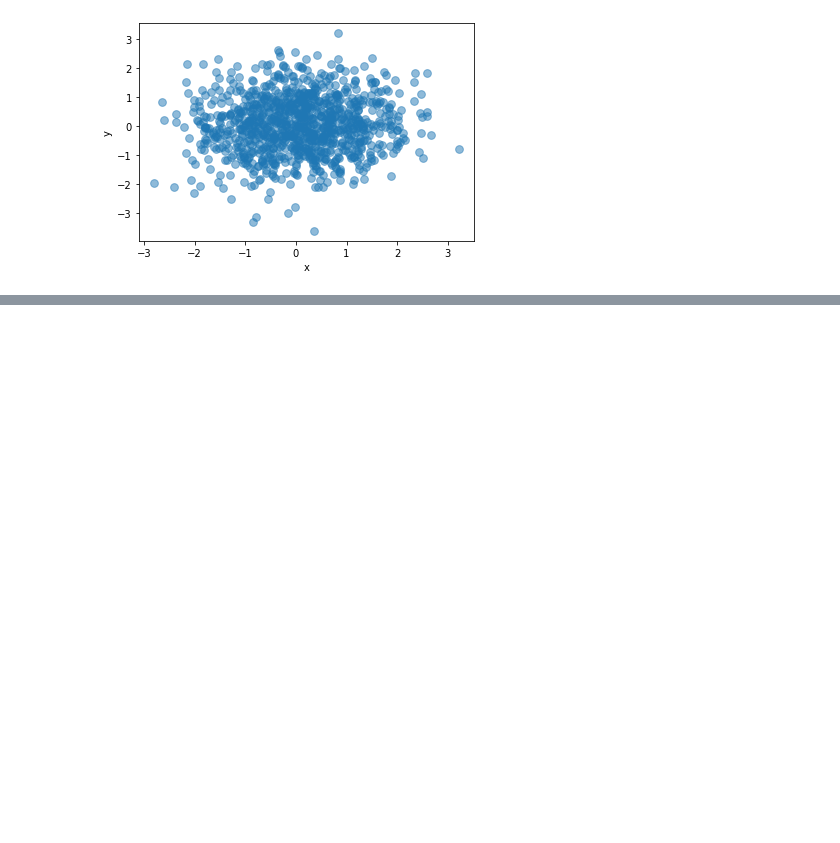
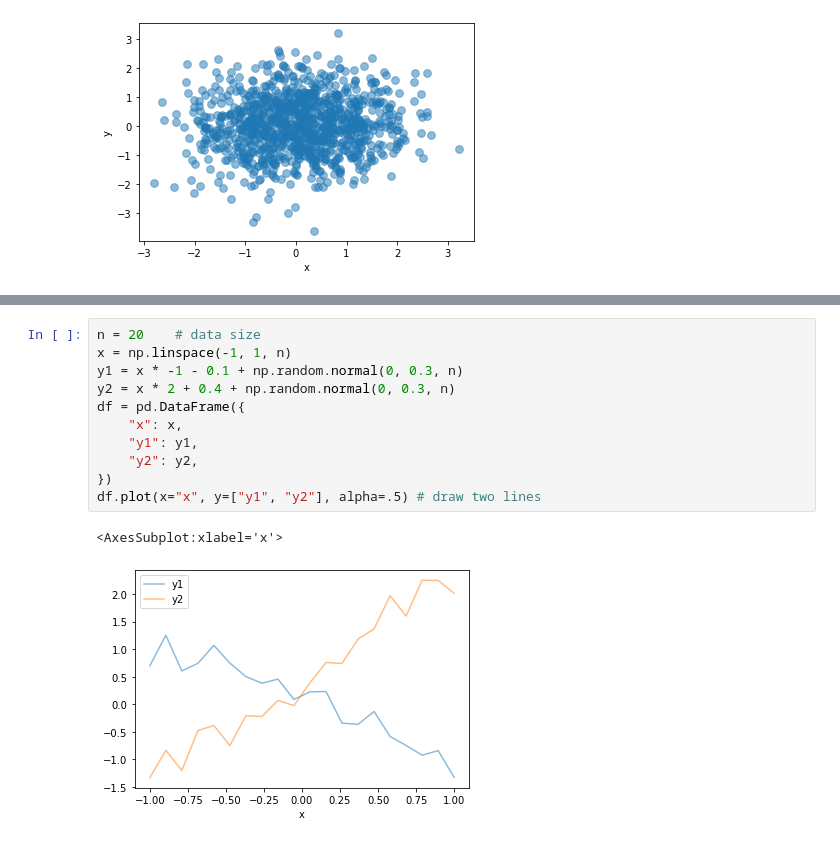
Before and after one commit to timemeansalot/python, a Jupyter notebook: python_basic/pandas.ipynb, the cells around one changed output, grey strips where cells are left out. Drawn from its saved outputs; the diff is of its cells as text; blank space fills up the shorter version.

```diff
--- a/python_basic/pandas.ipynb
+++ b/python_basic/pandas.ipynb
@@ -568,0 +569,14 @@ TypeError: Got both 'c' and 'color', which are aliases of one another
+# %%
+n = 20    # data size
+x = np.linspace(-1, 1, n)
+y1 = x * -1 - 0.1 + np.random.normal(0, 0.3, n)
+y2 = x * 2 + 0.4 + np.random.normal(0, 0.3, n)
+df = pd.DataFrame({
+    "x": x,
+    "y1": y1,
+    "y2": y2,
+})
+df.plot(x="x", y=["y1", "y2"], alpha=.5) # draw two lines
+# %% [output]
+<AxesSubplot:xlabel='x'>
+[figure, added]
```
Also changed, not shown: parts of 45 cells of this notebook.
